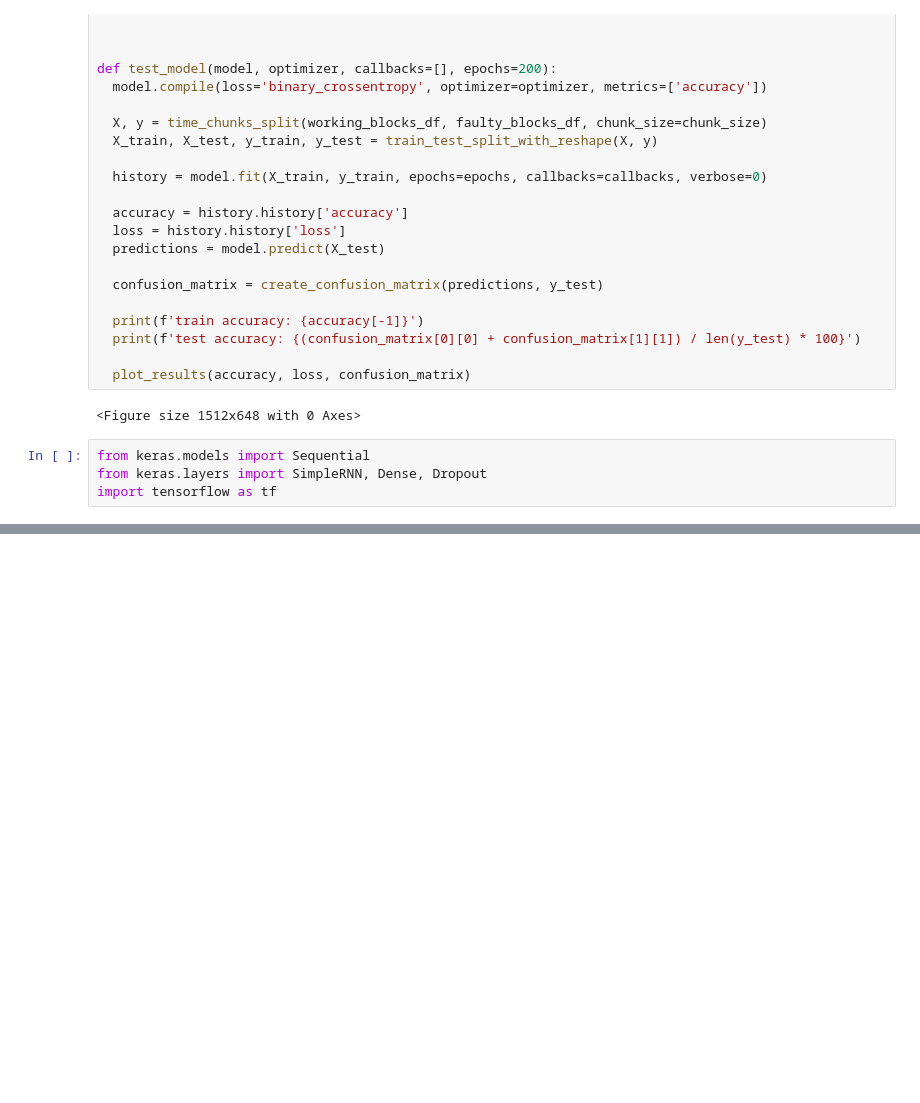
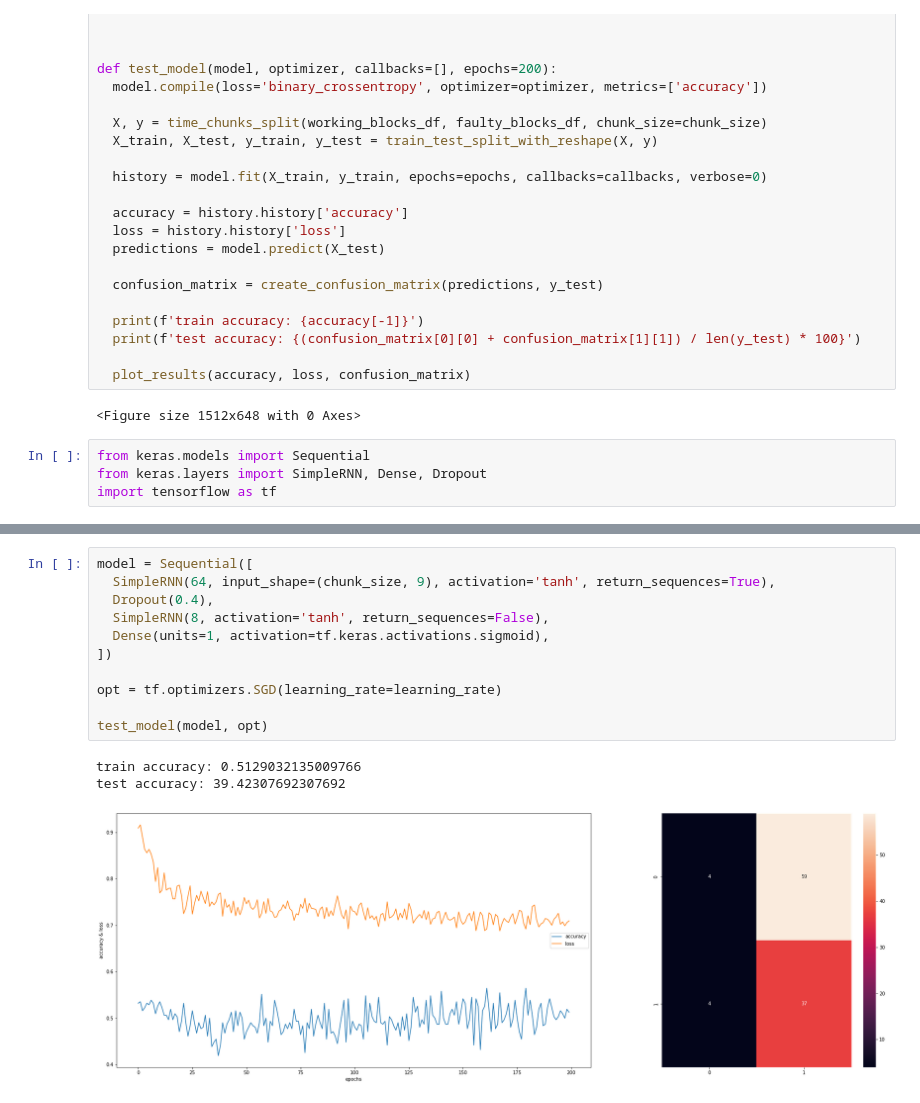
Before and after one commit to nerooc/device-downtime-detection, a Jupyter notebook: models/topologies.ipynb, the cells around one changed output, grey strips where cells are left out. Drawn from its saved outputs; the diff is of its cells as text; blank space fills up the shorter version.

```diff
--- a/models/topologies.ipynb
+++ b/models/topologies.ipynb
@@ -102,3 +104,18 @@ test accuracy: 98.07692307692307
+# %%
+model = Sequential([
+  SimpleRNN(64, input_shape=(chunk_size, 9), activation='tanh', return_sequences=True),
+  Dropout(0.4),
+  SimpleRNN(8, activation='tanh', return_sequences=False),
+  Dense(units=1, activation=tf.keras.activations.sigmoid),
+])
+
+opt = tf.optimizers.SGD(learning_rate=learning_rate)
+
+test_model(model, opt)
+# %% [output]
+train accuracy: 0.5129032135009766
+test accuracy: 39.42307692307692
+[figure, added]
 # %%
 model = Sequential([
   SimpleRNN(64, input_shape=(chunk_size, 9), activation='tanh', return_sequences=True),
```
Also changed, not shown: parts of 10 cells of this notebook, 1 other file.
